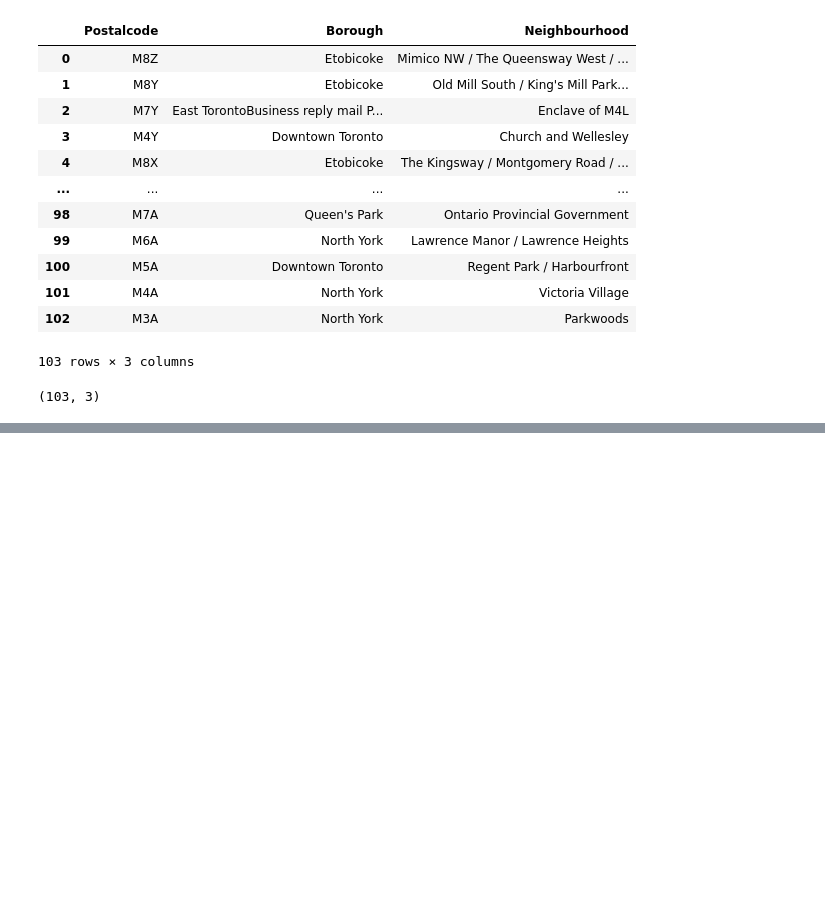
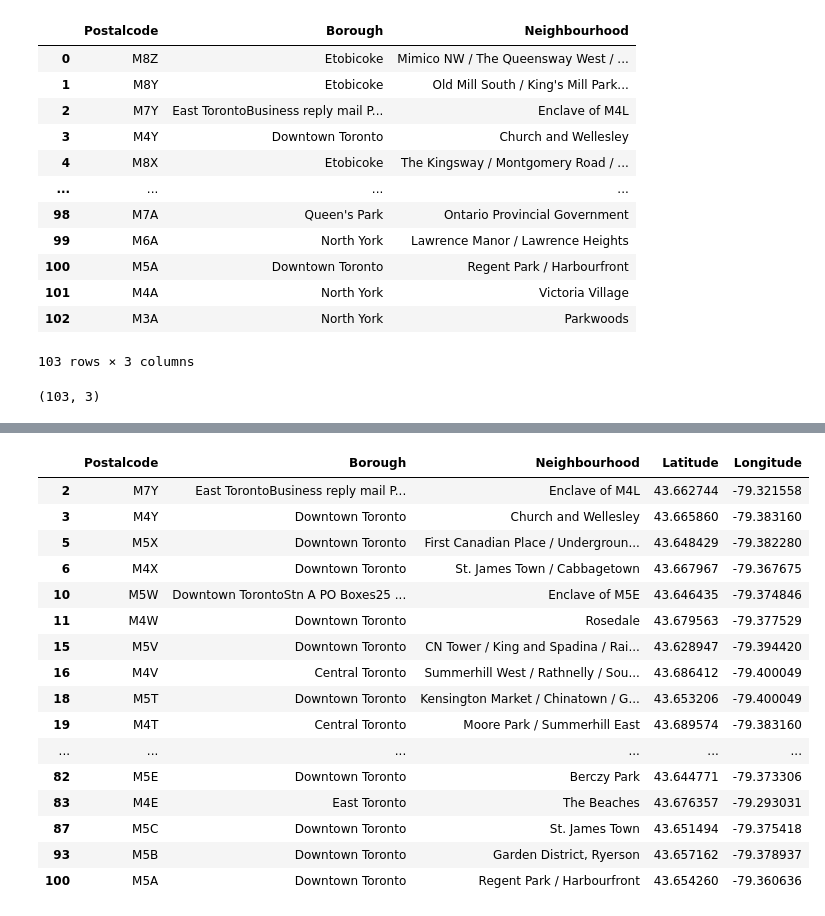
Before and after one commit to sourabhgupta2/Segmenting-and-Clustering-Neighbourhoods-in-Toronto, a Jupyter notebook: Segmenting and Clustering Neighbourhoods in Toronto-1.ipynb, the cells around one changed output, grey strips where cells are left out. Drawn from its saved outputs; the diff is of its cells as text; code cells hidden in the pictures; blank space fills up the shorter version.

```diff
--- a/Segmenting and Clustering Neighbourhoods in Toronto-1.ipynb
+++ b/Segmenting and Clustering Neighbourhoods in Toronto-1.ipynb
@@ -154,0 +157,3 @@ df2.shape
+# %%
+lat_lon = pd.read_csv('Geospatial_Coordinates.csv')
+lat_lon.head()
@@ -154,0 +167,4 @@ df2.shape
+# %%
+lat_lon.rename(columns={'Postal Code':'Postalcode'},inplace=True)
+df3 = pd.merge(df2,lat_lon,on='Postalcode')
+df3.head()
@@ -154,0 +180,21 @@ df2.shape
+# %%
+df4 = df3[df3['Borough'].str.contains('Toronto',regex=False)]
+df4
+# %% [output]
+|  | Postalcode | Borough | Neighbourhood | Latitude | Longitude |
+| 2 | M7Y | East TorontoBusiness reply mail P... | Enclave of M4L | 43.662744 | -79.321558 |
+| 3 | M4Y | Downtown Toronto | Church and Wellesley | 43.665860 | -79.383160 |
+| 5 | M5X | Downtown Toronto | First Canadian Place / Undergroun... | 43.648429 | -79.382280 |
+| 6 | M4X | Downtown Toronto | St. James Town / Cabbagetown | 43.667967 | -79.367675 |
+| 10 | M5W | Downtown TorontoStn A PO Boxes25 ... | Enclave of M5E | 43.646435 | -79.374846 |
+| 11 | M4W | Downtown Toronto | Rosedale | 43.679563 | -79.377529 |
+| 15 | M5V | Downtown Toronto | CN Tower / King and Spadina / Rai... | 43.628947 | -79.394420 |
+| 16 | M4V | Central Toronto | Summerhill West / Rathnelly / Sou... | 43.686412 | -79.400049 |
+| 18 | M5T | Downtown Toronto | Kensington Market / Chinatown / G... | 43.653206 | -79.400049 |
+| 19 | M4T | Central Toronto | Moore Park / Summerhill East | 43.689574 | -79.383160 |
+| ... | ... | ... | ... | ... | ... |
+| 82 | M5E | Downtown Toronto | Berczy Park | 43.644771 | -79.373306 |
+| 83 | M4E | East Toronto | The Beaches | 43.676357 | -79.293031 |
+| 87 | M5C | Downtown Toronto | St. James Town | 43.651494 | -79.375418 |
+| 93 | M5B | Downtown Toronto | Garden District, Ryerson | 43.657162 | -79.378937 |
+| 100 | M5A | Downtown Toronto | Regent Park / Harbourfront | 43.654260 | -79.360636 |
```
Also changed, not shown: parts of 4 cells of this notebook.
